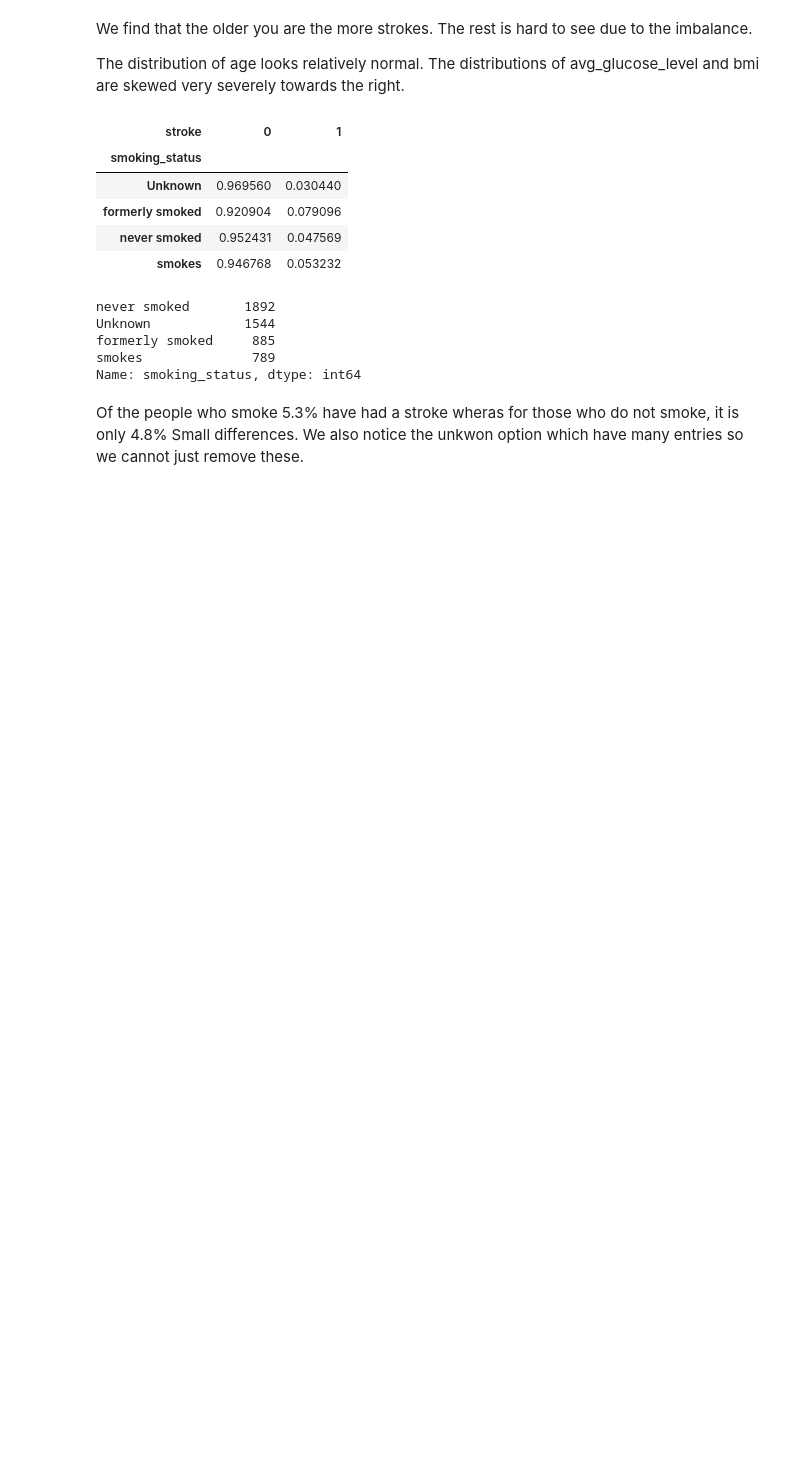
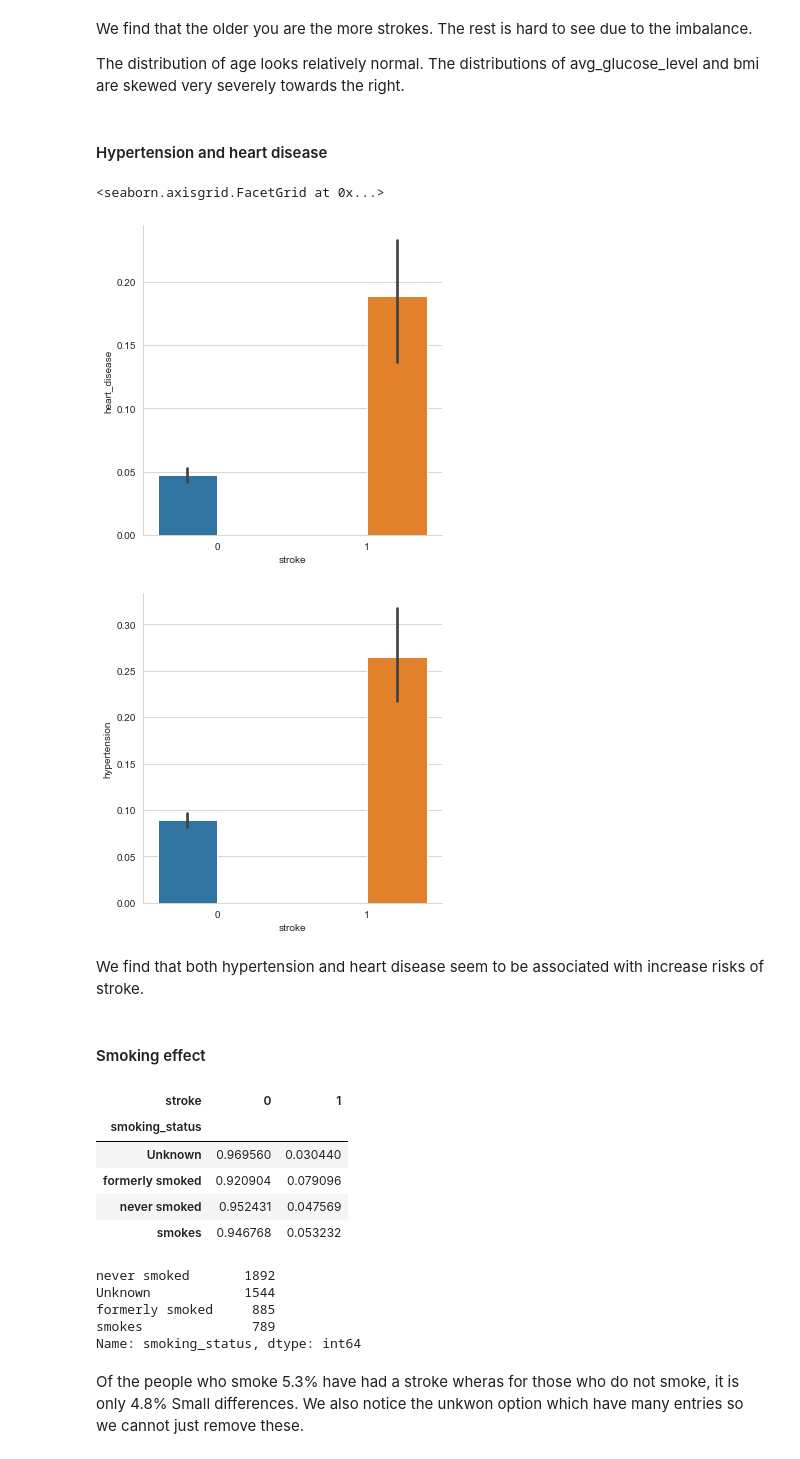
Before and after one commit to katrinenymann/data_science_exam, a Jupyter notebook: data_exploration.ipynb, the cells around one changed output. Cells and saved outputs as stored; diff of their text form; code cells hidden in the pictures; blank space fills up the shorter version.

```diff
--- a/data_exploration.ipynb
+++ b/data_exploration.ipynb
@@ -86,6 +108,20 @@ We find that the older you are the more strokes. The rest is hard to see due to
 
 The distribution of age looks relatively normal.
 The distributions of avg_glucose_level and bmi are skewed very severely towards the right.
+# %% [markdown]
+#### Hypertension and heart disease
+# %%
+#hypertension and heart disease increases the risk of an individual having a stroke
+sns.catplot(data=data, kind="bar", x="stroke", y="heart_disease", hue="stroke") #heart disease vs stroke
+sns.catplot(data=data, kind="bar", x="stroke", y="hypertension", hue="stroke") #hypertension vs stroke
+# %% [output]
+<seaborn.axisgrid.FacetGrid at 0x...>
+[figure, added]
+[figure, added]
+# %% [markdown]
+We find that both hypertension and heart disease seem to be associated with increase risks of stroke.
+# %% [markdown]
+#### Smoking effect
 # %%
 # For categorical variable smoking
 pd.crosstab(data['smoking_status'], data['stroke'], normalize = 'index')
```
Also changed, not shown: parts of 18 cells of this notebook.
